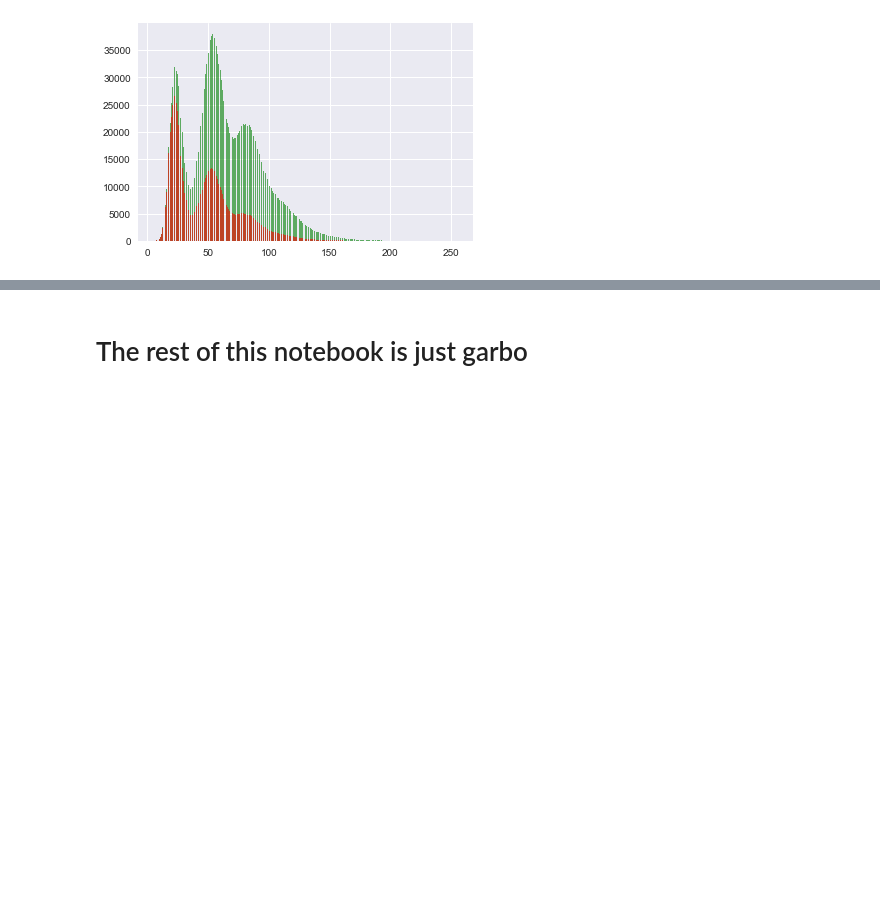
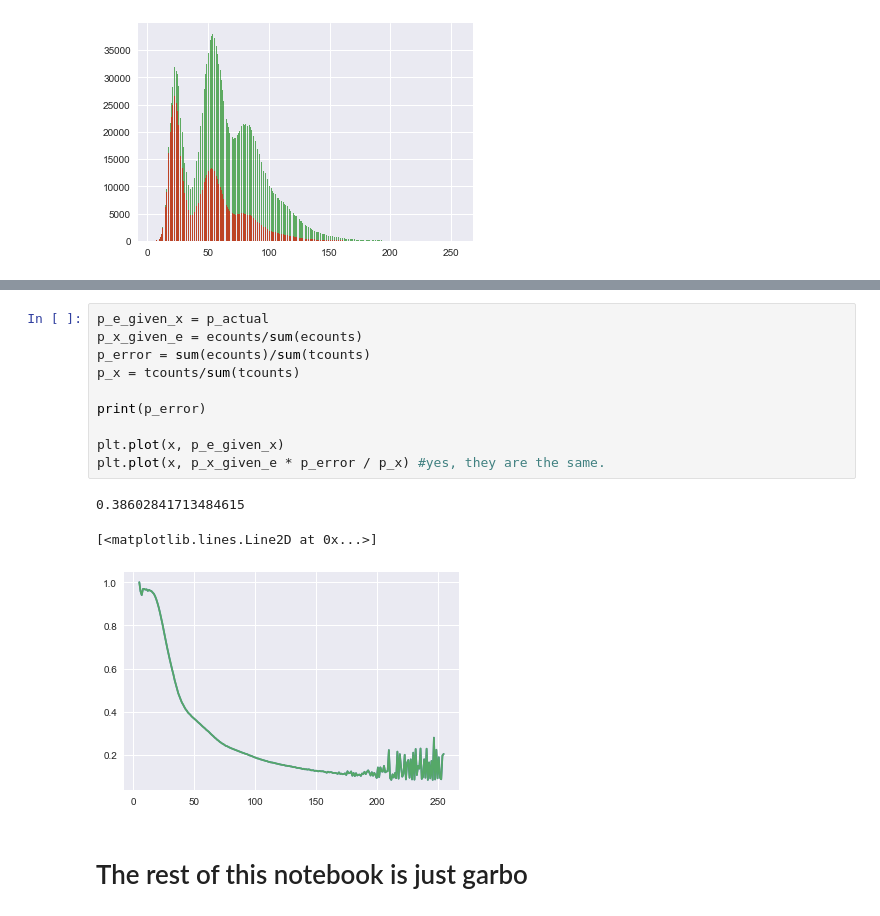
Before and after one commit to adamjorr/jelly, a Jupyter notebook: graphstuff.ipynb, the cells around one changed output, grey strips where cells are left out. Cells and saved outputs as stored; diff of their text form; blank space fills up the shorter version.

```diff
--- a/graphstuff.ipynb
+++ b/graphstuff.ipynb
@@ -38,3 +55,17 @@ plt.plot(x, .5 * scipy.stats.uniform.pdf(x, scale = len(x)) + .5 * scipy.stats.n
+# %%
+p_e_given_x = p_actual
+p_x_given_e = ecounts/sum(ecounts)
+p_error = sum(ecounts)/sum(tcounts)
+p_x = tcounts/sum(tcounts)
+
+print(p_error)
+
+plt.plot(x, p_e_given_x)
+plt.plot(x, p_x_given_e * p_error / p_x) #yes, they are the same.
+# %% [output]
+0.38602841713484615
+[<matplotlib.lines.Line2D at 0x...>]
+[figure, added]
 # %% [markdown]
 # The rest of this notebook is just garbo
 # %%
```
Also changed, not shown: parts of 3 cells of this notebook.
